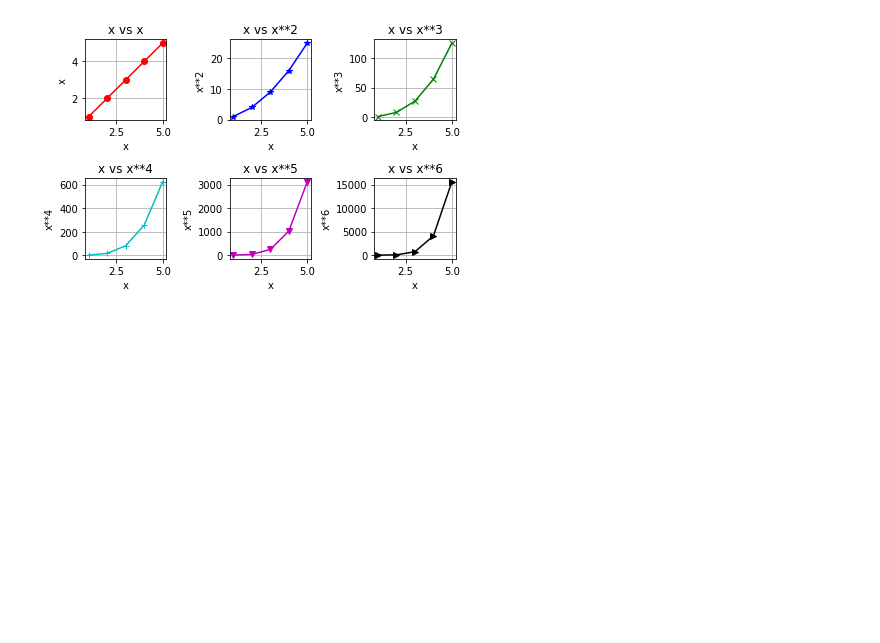
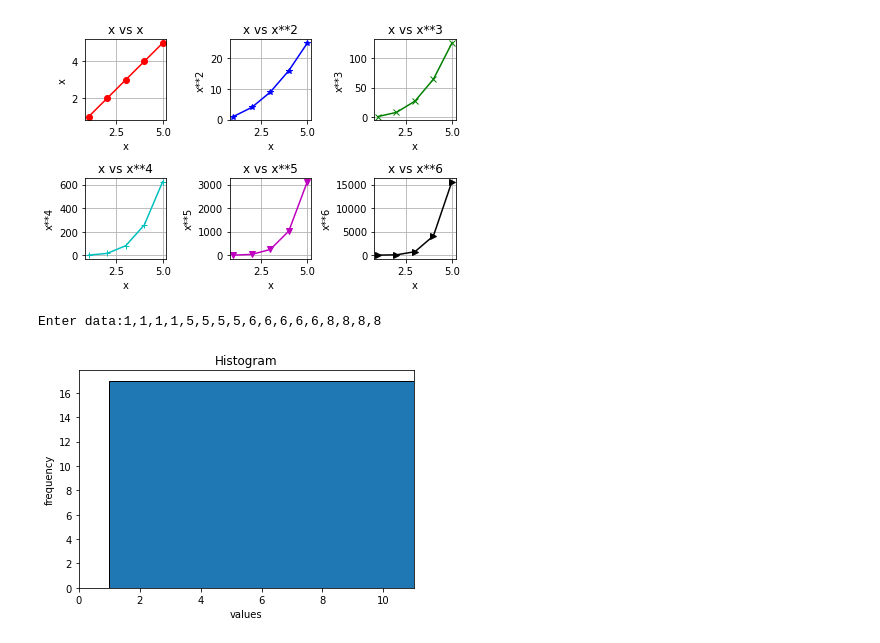
Before and after one commit to HarshrajSharma/DataAnalytics, a Jupyter notebook: DataAnalyticsDay5.ipynb, the cells around one changed output. Saved outputs shown, nothing was run; the diff lists cells and outputs as text; code cells hidden in the pictures; blank space fills up the shorter version.

```diff
--- a/DataAnalyticsDay5.ipynb
+++ b/DataAnalyticsDay5.ipynb
@@ -193,3 +193,14 @@ main()
 # %% [output]
 Enter list:1,2,3,4,5
 [figure]
+# %%
+data=eval(input('Enter data:'))
+plt.hist(data, edgecolor='black', bins=[1,30,40])
+plt.xlabel('values')
+plt.ylabel('frequency')
+plt.title('Histogram')
+plt.xlim(min(data)-1, max(data)+3)
+plt.show()
+# %% [output]
+Enter data:1,1,1,1,5,5,5,5,6,6,6,6,6,8,8,8,8
+[figure, added]
```
Also changed, not shown: parts of 1 cell of this notebook.
